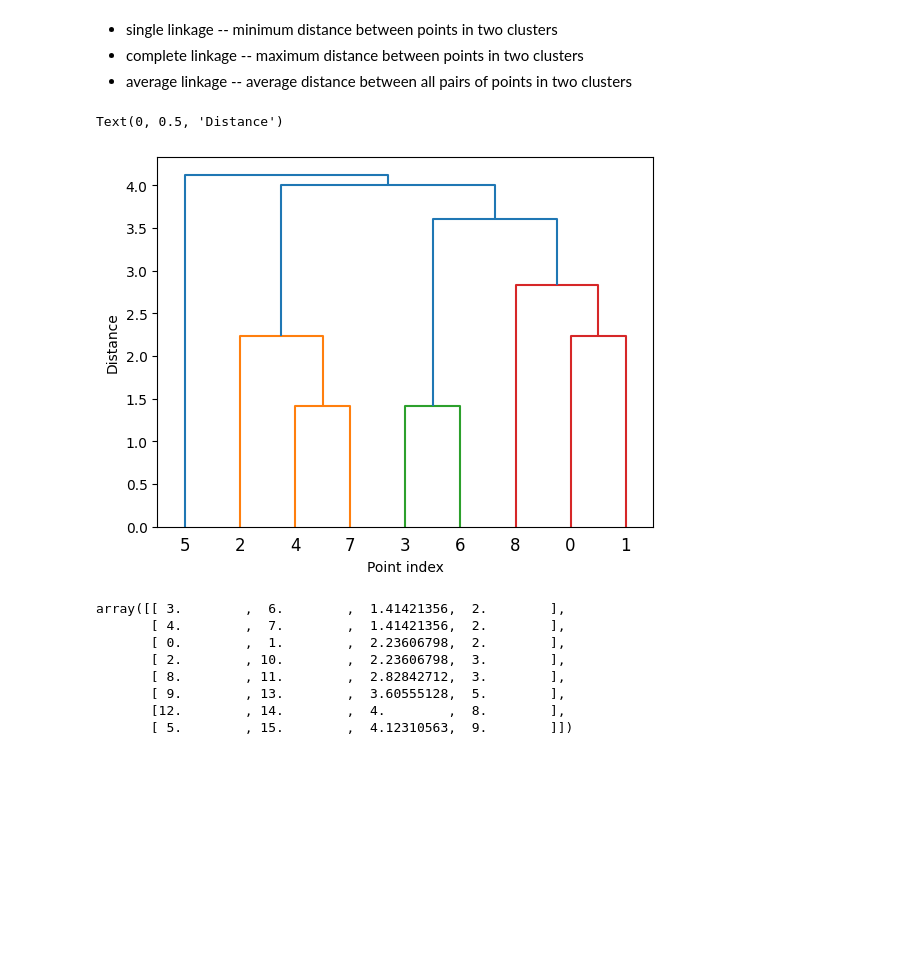
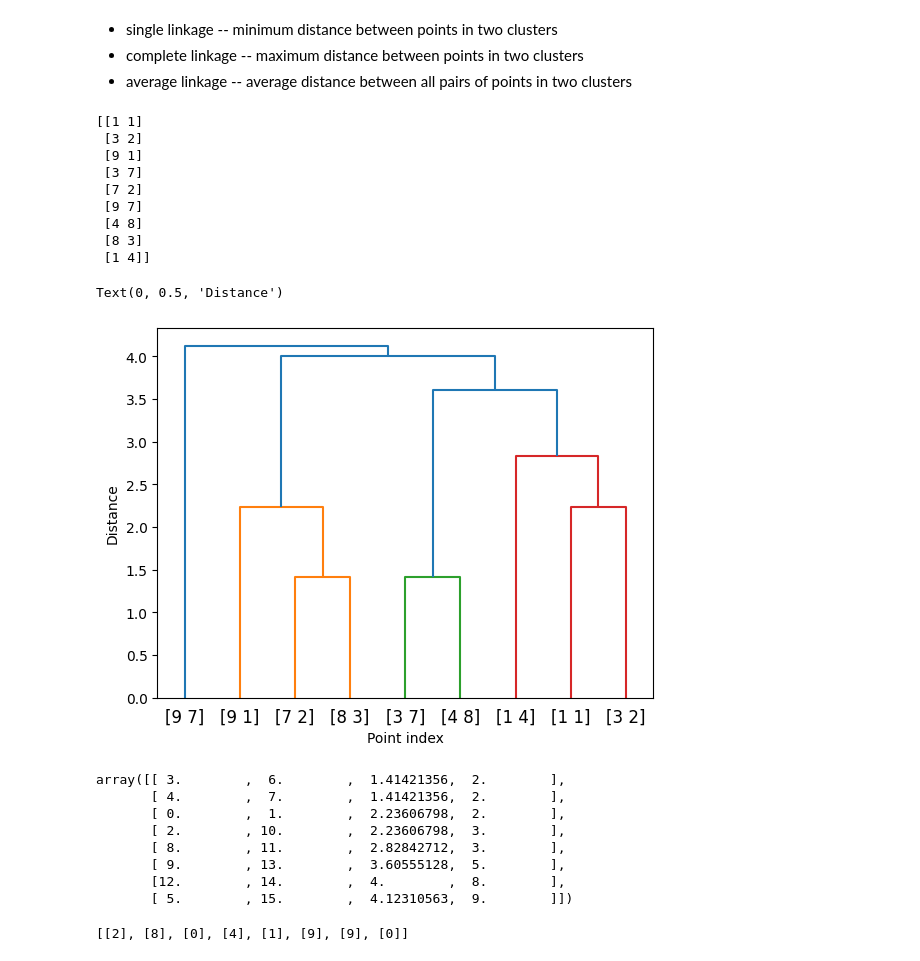
Before and after one commit to arnavjagia/5-sem-lab, a Jupyter notebook: ML/dump/Lab11.ipynb, the cells around one changed output. Saved outputs shown, nothing was run; the diff lists cells and outputs as text; code cells hidden in the pictures; blank space fills up the shorter version.

```diff
--- a/ML/dump/Lab11.ipynb
+++ b/ML/dump/Lab11.ipynb
@@ -9,13 +9,23 @@ from scipy.cluster.hierarchy import dendrogram, linkage
 # %%
 X = pd.read_csv("data/data11.csv").to_numpy()
 linked = linkage(X, 'single') # 'average', 'complete' also work
-dendrogram(linked)
+fig, ax = plt.subplots()
+dendrogram(linked, labels=[X[i] for i in range(len(X))])
 
 plt.xlabel('Point index')
 plt.ylabel('Distance')
 # %% [output]
-Text(0, 0.5, 'Distance')
+[[1 1]
+ [3 2]
+ [9 1]
+ [3 7]
+ [7 2]
+ [9 7]
+ [4 8]
+ [8 3]
+ [1 4]]
+Text(0, 0.5, 'Distance')
-[figure, old version]
+[figure, new version]
 # %%
 linked
 # index of cluster 1, index of cluster 2, distance, size of final cluster
@@ -28,3 +38,10 @@ array([[ 3.        ,  6.        ,  1.41421356,  2.        ],
        [ 9.        , 13.        ,  3.60555128,  5.        ],
        [12.        , 14.        ,  4.        ,  8.        ],
        [ 5.        , 15.        ,  4.12310563,  9.        ]])
+# %%
+from scipy.cluster.hierarchy import dendrogram, linkage
+from matplotlib import pyplot as plt
+X = [[i] for i in [2, 8, 0, 4, 1, 9, 9, 0]]
+print(X)
+# %% [output]
+[[2], [8], [0], [4], [1], [9], [9], [0]]
```
Also changed, not shown: parts of 1 cell of this notebook, 9 other files.
